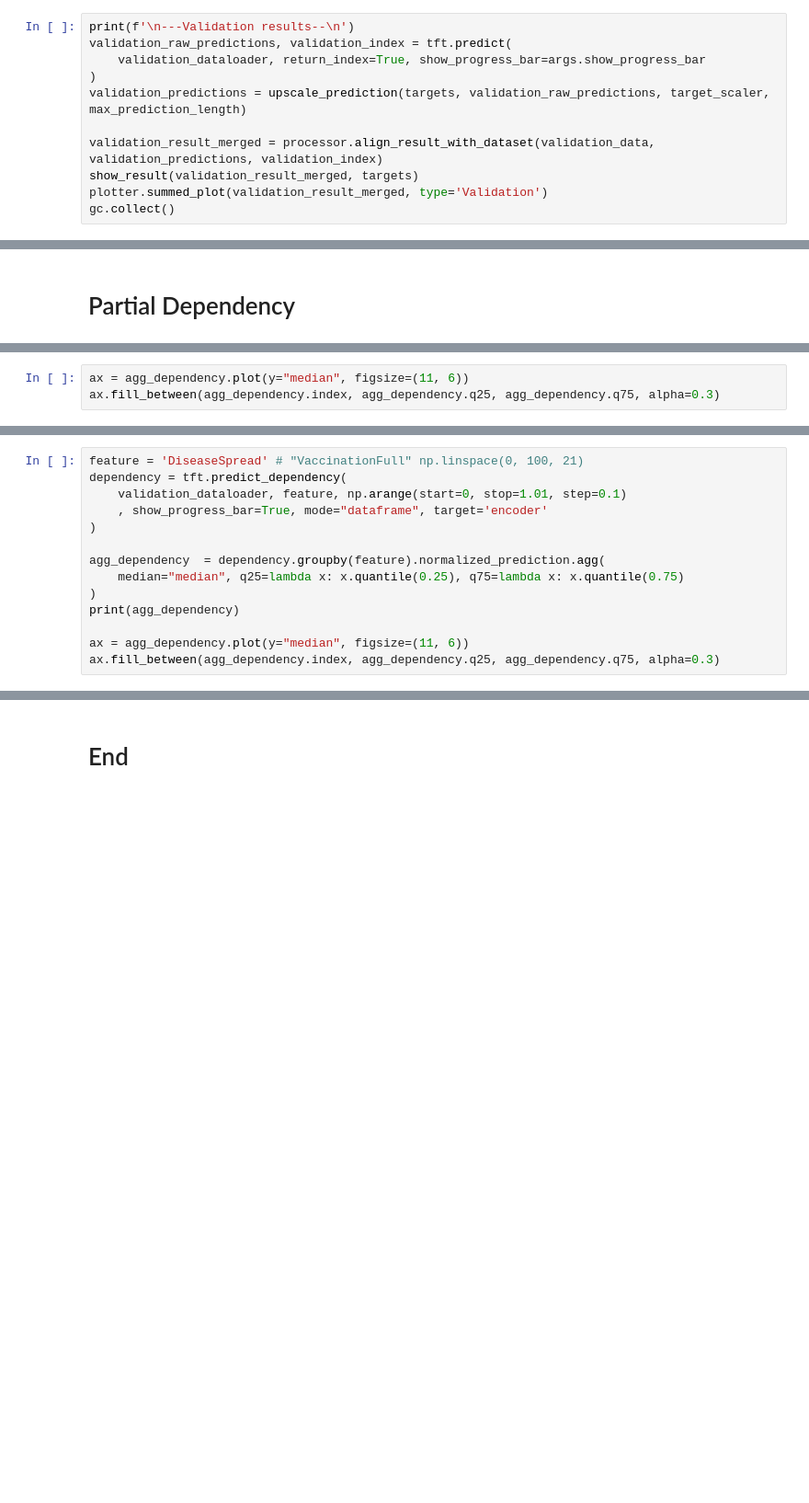
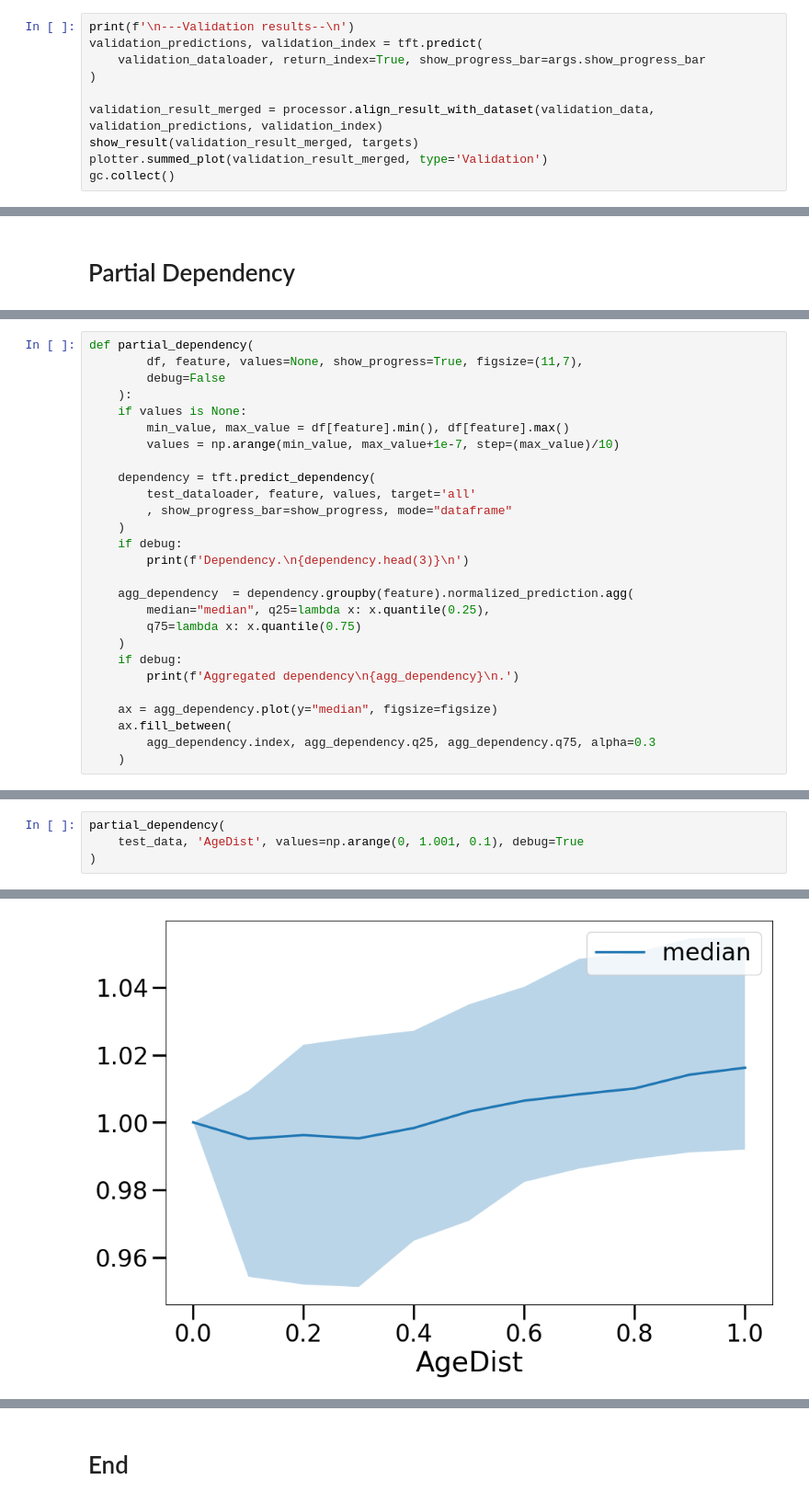
Before and after one commit to Data-ScienceHub/gpce-covid, a Jupyter notebook: TFT-pytorch/notebook/Partial dependency.ipynb, the cells around one changed output, grey strips where cells are left out. Shown: that part at 92% size. Saved outputs shown, nothing was run; the diff lists cells and outputs as text; blank space fills up the shorter version.

```diff
--- a/TFT-pytorch/notebook/Partial dependency.ipynb
+++ b/TFT-pytorch/notebook/Partial dependency.ipynb
@@ -309,10 +308,9 @@ Target Cases, MAE 129.01, RMSE 325.08, RMSLE 1.7655, SMAPE 0.63815. NNSE 0.79721
 ## Validation results
 # %%
 print(f'\n---Validation results--\n')
-validation_raw_predictions, validation_index = tft.predict(
+validation_predictions, validation_index = tft.predict(
     validation_dataloader, return_index=True, show_progress_bar=args.show_progress_bar
 )
-validation_predictions = upscale_prediction(targets, validation_raw_predictions, target_scaler, max_prediction_length)
 
 validation_result_merged = processor.align_result_with_dataset(validation_data, validation_predictions, validation_index)
 show_result(validation_result_merged, targets)
@@ -396,3 +359,0 @@ agg_dependency
-# %%
-ax = agg_dependency.plot(y="median", figsize=(11, 6))
-ax.fill_between(agg_dependency.index, agg_dependency.q25, agg_dependency.q75, alpha=0.3)
@@ -402,14 +362,27 @@ ax.fill_between(agg_dependency.index, agg_dependency.q25, agg_dependency.q75, al
 # %%
-feature = 'DiseaseSpread' # "VaccinationFull" np.linspace(0, 100, 21)
-dependency = tft.predict_dependency(
-    validation_dataloader, feature, np.arange(start=0, stop=1.01, step=0.1)
-    , show_progress_bar=True, mode="dataframe", target='encoder'
-)
+def partial_dependency(
+        df, feature, values=None, show_progress=True, figsize=(11,7),
+        debug=False
+    ):
+    if values is None:
+        min_value, max_value = df[feature].min(), df[feature].max()
+        values = np.arange(min_value, max_value+1e-7, step=(max_value)/10)
 
-agg_dependency  = dependency.groupby(feature).normalized_prediction.agg(
-    median="median", q25=lambda x: x.quantile(0.25), q75=lambda x: x.quantile(0.75)
-)
-print(agg_dependency)
+    dependency = tft.predict_dependency(
+        test_dataloader, feature, values, target='all'
+        , show_progress_bar=show_progress, mode="dataframe"
+    )
+    if debug:
+        print(f'Dependency.\n{dependency.head(3)}\n')
 
-ax = agg_dependency.plot(y="median", figsize=(11, 6))
-ax.fill_between(agg_dependency.index, agg_dependency.q25, agg_dependency.q75, alpha=0.3)
+    agg_dependency  = dependency.groupby(feature).normalized_prediction.agg(
+        median="median", q25=lambda x: x.quantile(0.25),
+        q75=lambda x: x.quantile(0.75)
+    )
+    if debug:
+        print(f'Aggregated dependency\n{agg_dependency}\n.')
+
+    ax = agg_dependency.plot(y="median", figsize=figsize)
+    ax.fill_between(
+        agg_dependency.index, agg_dependency.q25, agg_dependency.q75, alpha=0.3
+    )
@@ -493,0 +391,5 @@ Transmission
+# %%
+partial_dependency(
+    test_data, 'AgeDist', values=np.arange(0, 1.001, 0.1), debug=True
+)
+# %% [output]
@@ -493,0 +413 @@ Transmission
+[figure, added]
```
Also changed, not shown: parts of 22 cells of this notebook, 4 other files.
